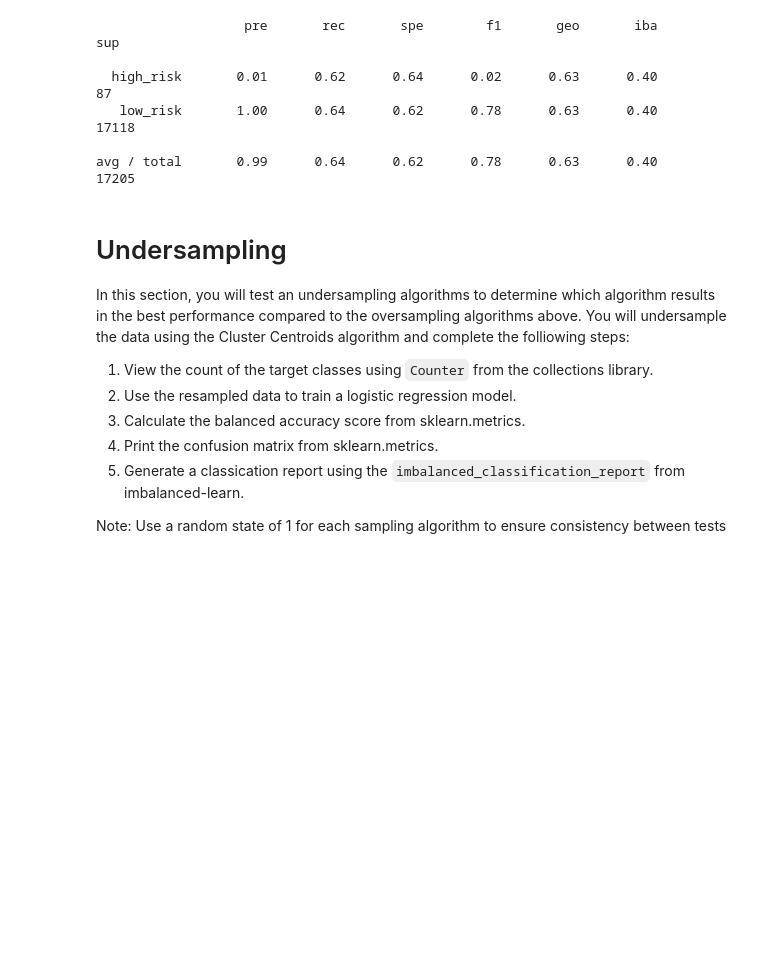
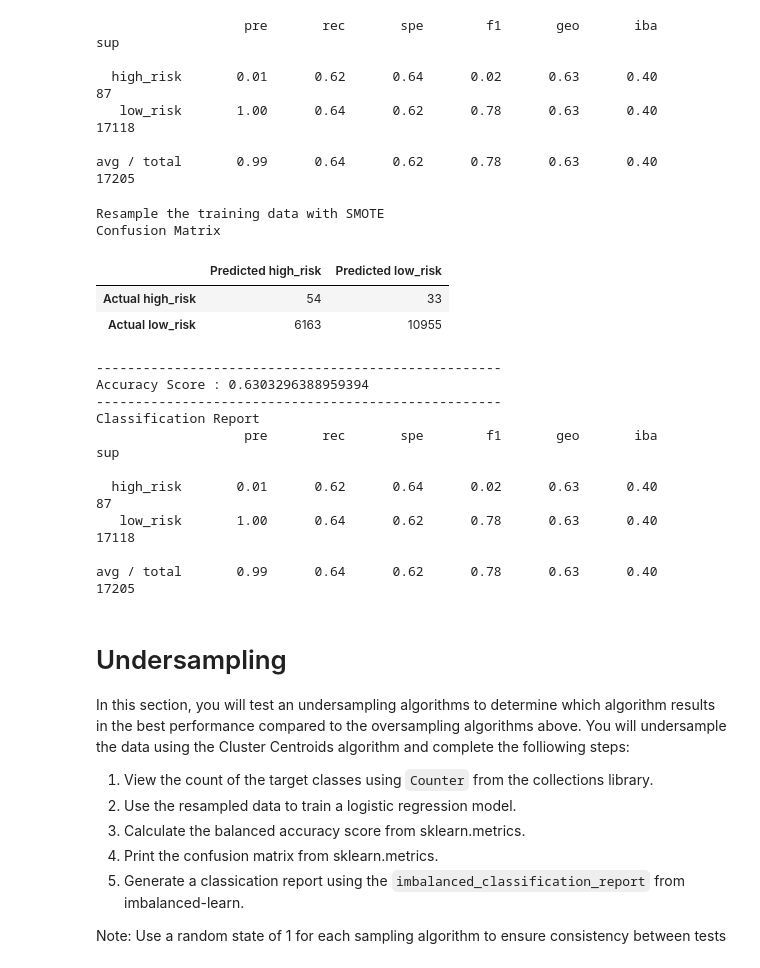
Before and after one commit to kateyharris/Credit_Risk_Analysi, a Jupyter notebook: credit_risk_resampling.ipynb, the cells around one changed output. Cells and saved outputs as stored; diff of their text form; code cells hidden in the pictures; blank space fills up the shorter version.

```diff
--- a/credit_risk_resampling.ipynb
+++ b/credit_risk_resampling.ipynb
@@ -201,6 +221,34 @@ print(classification_report_imbalanced(y_test, y_pred))
    low_risk       1.00      0.64      0.62      0.78      0.63      0.40     17118
 
 avg / total       0.99      0.64      0.62      0.78      0.63      0.40     17205
+# %%
+# Displaying results
+print("Resample the training data with SMOTE")
+print("Confusion Matrix")
+
+display(cm_df)
+print("----------------------------------------------------")
+print(f"Accuracy Score : {acc_score}")
+print("----------------------------------------------------")
+print("Classification Report")
+
+print(classification_report_imbalanced(y_test, y_pred))
+# %% [output]
+Resample the training data with SMOTE
+Confusion Matrix
+|  | Predicted high_risk | Predicted low_risk |
+| Actual high_risk | 54 | 33 |
+| Actual low_risk | 6163 | 10955 |
+----------------------------------------------------
+Accuracy Score : 0.6303296388959394
+----------------------------------------------------
+Classification Report
+                   pre       rec       spe        f1       geo       iba       sup
+
+  high_risk       0.01      0.62      0.64      0.02      0.63      0.40        87
+   low_risk       1.00      0.64      0.62      0.78      0.63      0.40     17118
+
+avg / total       0.99      0.64      0.62      0.78      0.63      0.40     17205
 # %% [markdown]
 # Undersampling
 
```
Also changed, not shown: parts of 14 cells of this notebook, 1 other file.
